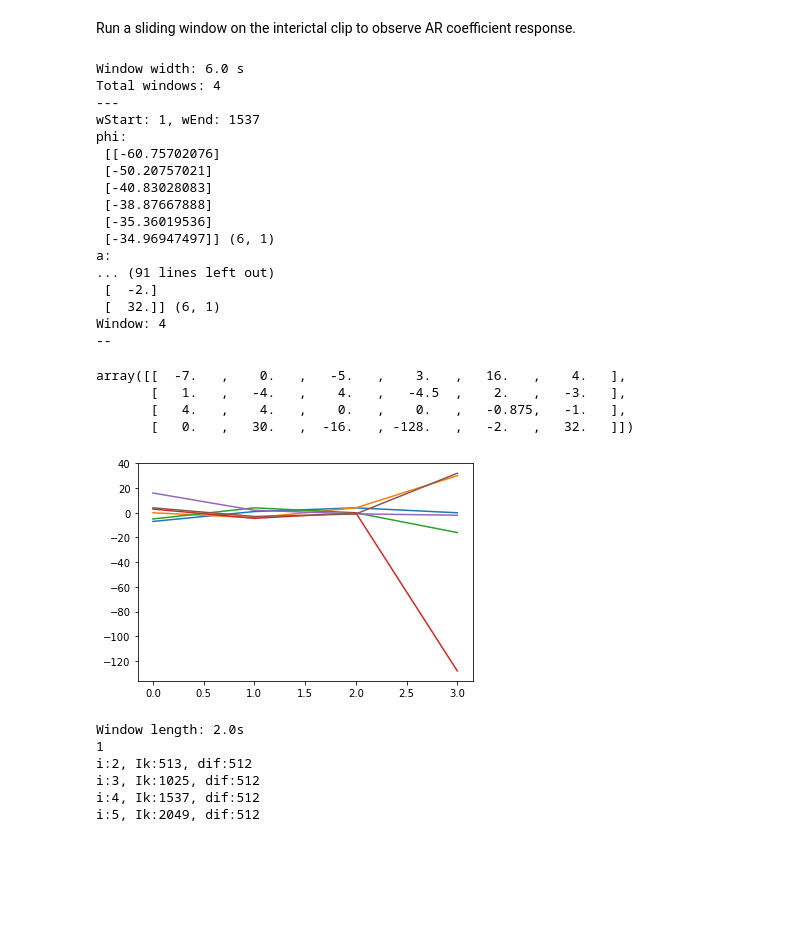
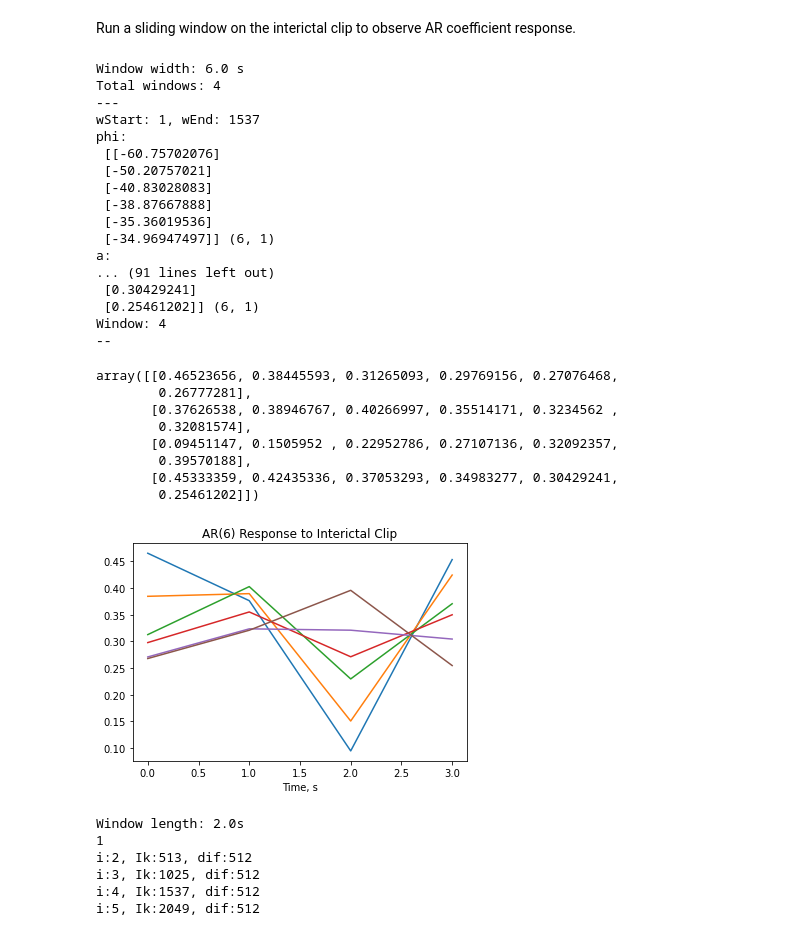
Before and after one commit to samisnotinsane/chbmit-seizure-prediction, a Jupyter notebook: 03_feature_extraction.ipynb, the cells around one changed output. Saved outputs shown, nothing was run; the diff lists cells and outputs as text; code cells hidden in the pictures; blank space fills up the shorter version.

```diff
--- a/03_feature_extraction.ipynb
+++ b/03_feature_extraction.ipynb
@@ -149,7 +149,7 @@ for k in range(2, window_slides_count):
     # if (1, 1) then
     e_t = np.random.randn(1,1) # error signal
     x_t = phi.T @ a + e_t
-    a_hat = np.linalg.inv(phi@phi.T) @ (phi@x_t)
+    a_hat = np.linalg.pinv(phi@phi.T) @ (phi@x_t)
     a_hats.append(a_hat.squeeze())
     print('e:', e_t, e_t.shape)
     print('x_t:', x_t, x_t.shape)
@@ -172,24 +172,30 @@ phi:
  [-34.96947497]] (6, 1)
 a:
 ... (91 lines left out)
- [  -2.]
- [  32.]] (6, 1)
+ [0.30429241]
+ [0.25461202]] (6, 1)
 Window: 4
 --
 # %%
 a_hats_ndarr = np.array(a_hats)
 a_hats_ndarr
 # %% [output]
-array([[  -7.   ,    0.   ,   -5.   ,    3.   ,   16.   ,    4.   ],
-       [   1.   ,   -4.   ,    4.   ,   -4.5  ,    2.   ,   -3.   ],
-       [   4.   ,    4.   ,    0.   ,    0.   ,   -0.875,   -1.   ],
-       [   0.   ,   30.   ,  -16.   , -128.   ,   -2.   ,   32.   ]])
+array([[0.46523656, 0.38445593, 0.31265093, 0.29769156, 0.27076468,
+        0.26777281],
+       [0.37626538, 0.38946767, 0.40266997, 0.35514171, 0.3234562 ,
+        0.32081574],
+       [0.09451147, 0.1505952 , 0.22952786, 0.27107136, 0.32092357,
+        0.39570188],
+       [0.45333359, 0.42435336, 0.37053293, 0.34983277, 0.30429241,
+        0.25461202]])
 # %%
 # visualise a_hat changes
 plt.plot(np.arange(0,4), a_hats_ndarr)
+plt.title(f'AR({n_i}) Response to Interictal Clip')
+plt.xlabel('Time, s')
 plt.show()
 # %% [output]
-[figure, old version]
+[figure, new version]
 # %%
 Ik_init = (1-1)*N+1
 print(f'Window length: {N/fs}s')
```
Also changed, not shown: 1 other file.
